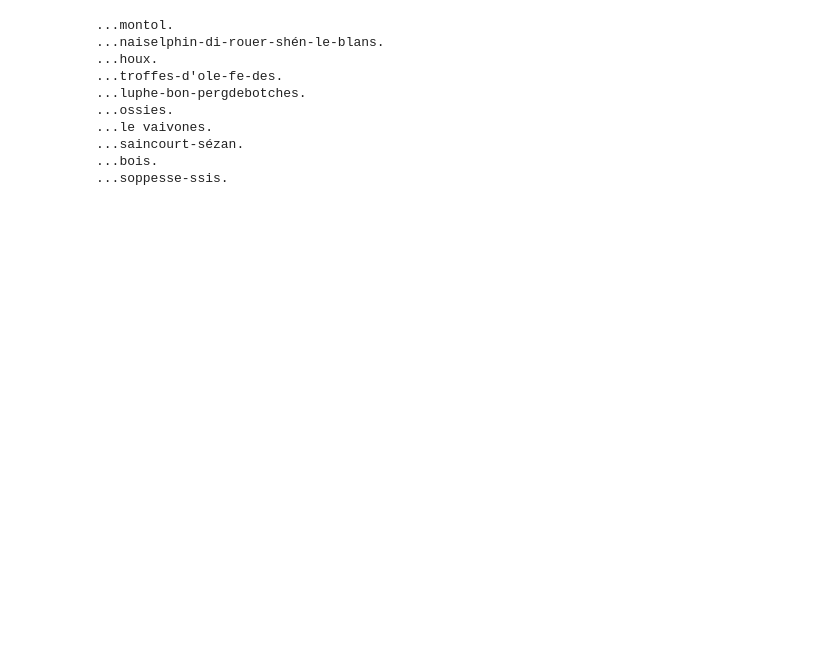
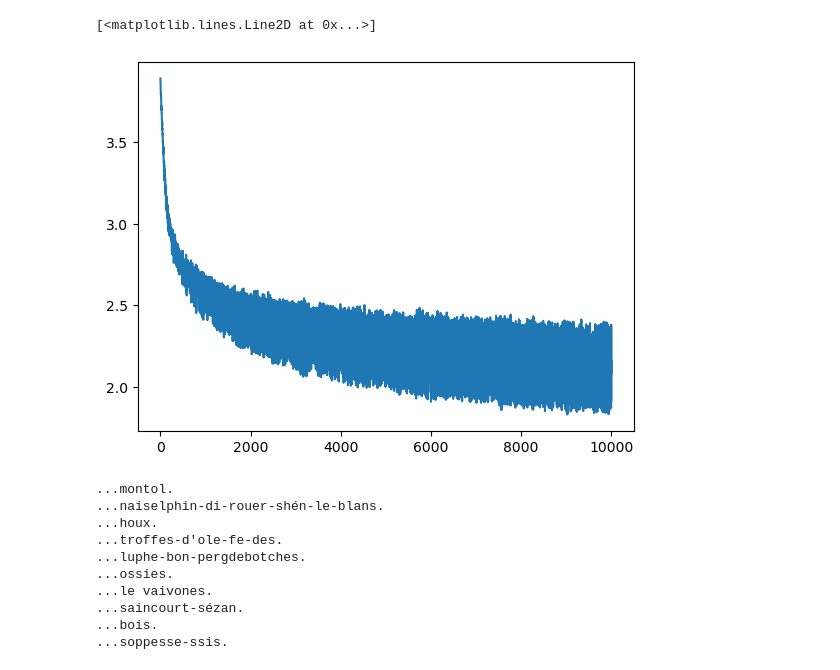
Before and after one commit to Procuste34/blablateurbinaire, a Jupyter notebook: mlp_lm_gpu_data.ipynb, the cells around one changed output. Drawn from its saved outputs; the diff is of its cells as text; code cells hidden in the pictures; blank space fills up the shorter version.

```diff
--- a/mlp_lm_gpu_data.ipynb
+++ b/mlp_lm_gpu_data.ipynb
@@ -108,7 +108,7 @@ def get_batch(split, batch_size):
     #Xb[Xb == 1] = -1 #on remplace le <EOS> par du padding (totalement optionnel)
 
     Xb = Xb.pin_memory().to('cuda', non_blocking=True)
-    Yb = Yb.pin_memory().to('cuda', non_blocking=True)
+    Yb = Yb.type(torch.LongTensor).pin_memory().to('cuda', non_blocking=True)
 
     return Xb, Yb
 
@@ -223,8 +215 @@ BengioLM(
 )
-# %%
-Xb, Yb = get_batch('train', 1024)
-
-
-#todo : padding_idx pour l'embedding
-# %%
-logits = model(Xb)
@@ -243,9 +224,8 @@ start_time = time.time()
 for update_num in range(N):
     Xb, Yb = get_batch('train', batch_size)
 
-    logits = model(Xb)
+    logits, loss = model(Xb, Yb)
 
-    loss = F.cross_entropy(logits, Yb, ignore_index=-1)
     losses.append(loss.item())
 
     for p in model.parameters():
@@ -267,9 +247,9 @@ for update_num in range(N):
                 loss_mean = 0
                 for i in range(eval_iter):
                     Xb, Yb = get_batch(split, batch_size)
-                    logits = model(Xb)
+                    logits, loss = model(Xb, Yb)
 
-                    loss_mean += F.cross_entropy(logits, Yb).item()
+                    loss_mean += loss.item()
                 loss_mean /= eval_iter
                 to_log["loss_" + split] = loss_mean
             model.train()
@@ -322,3 +283,8 @@ Find logs at: ./wandb/run-20230710_221917-79y7hnnx/logs
+# %%
+plt.plot(losses)
+# %% [output]
+[<matplotlib.lines.Line2D at 0x...>]
+[figure, added]
 # %%
 # sample
 
```
Also changed, not shown: parts of 6 cells of this notebook, 14 other files.
